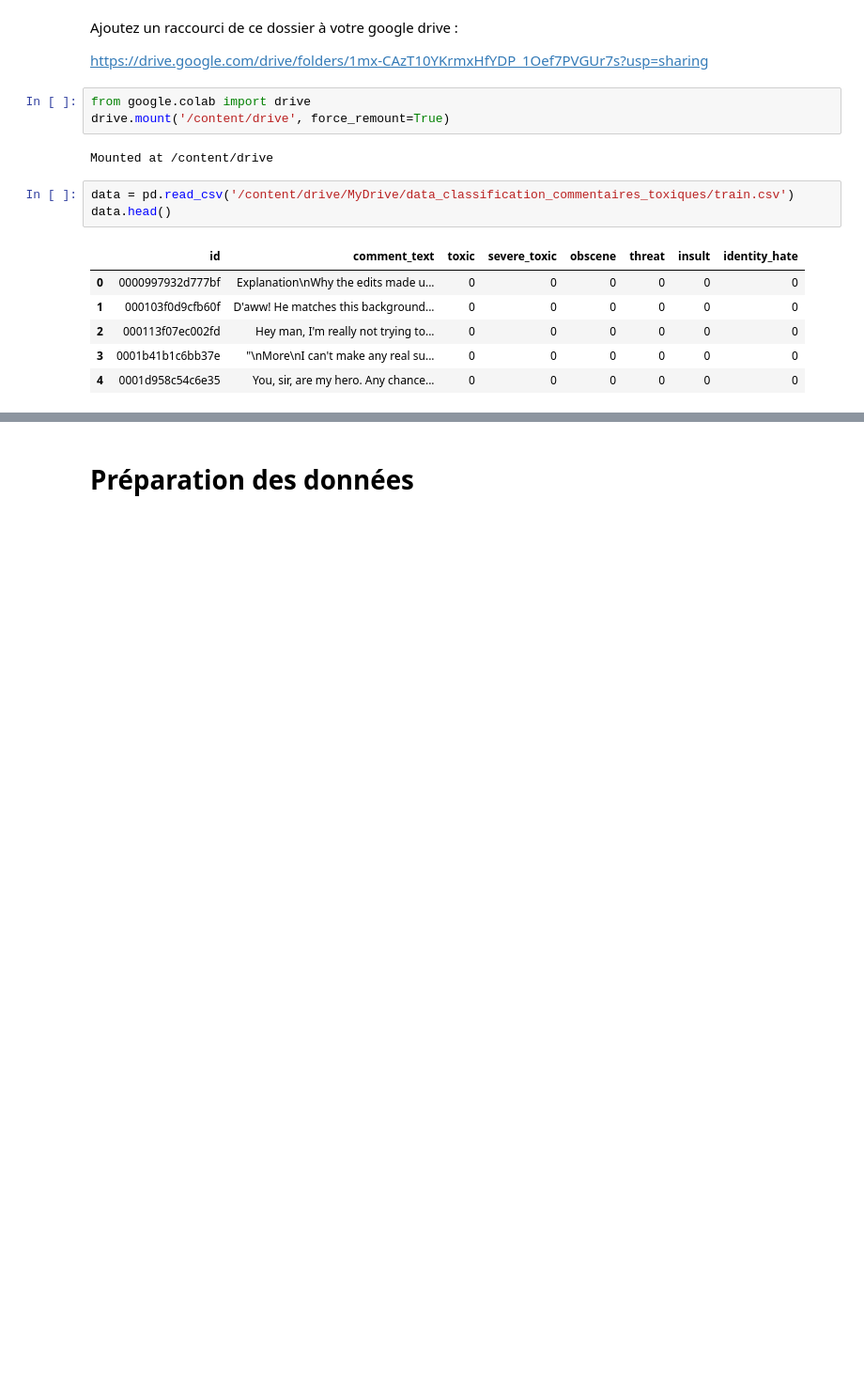
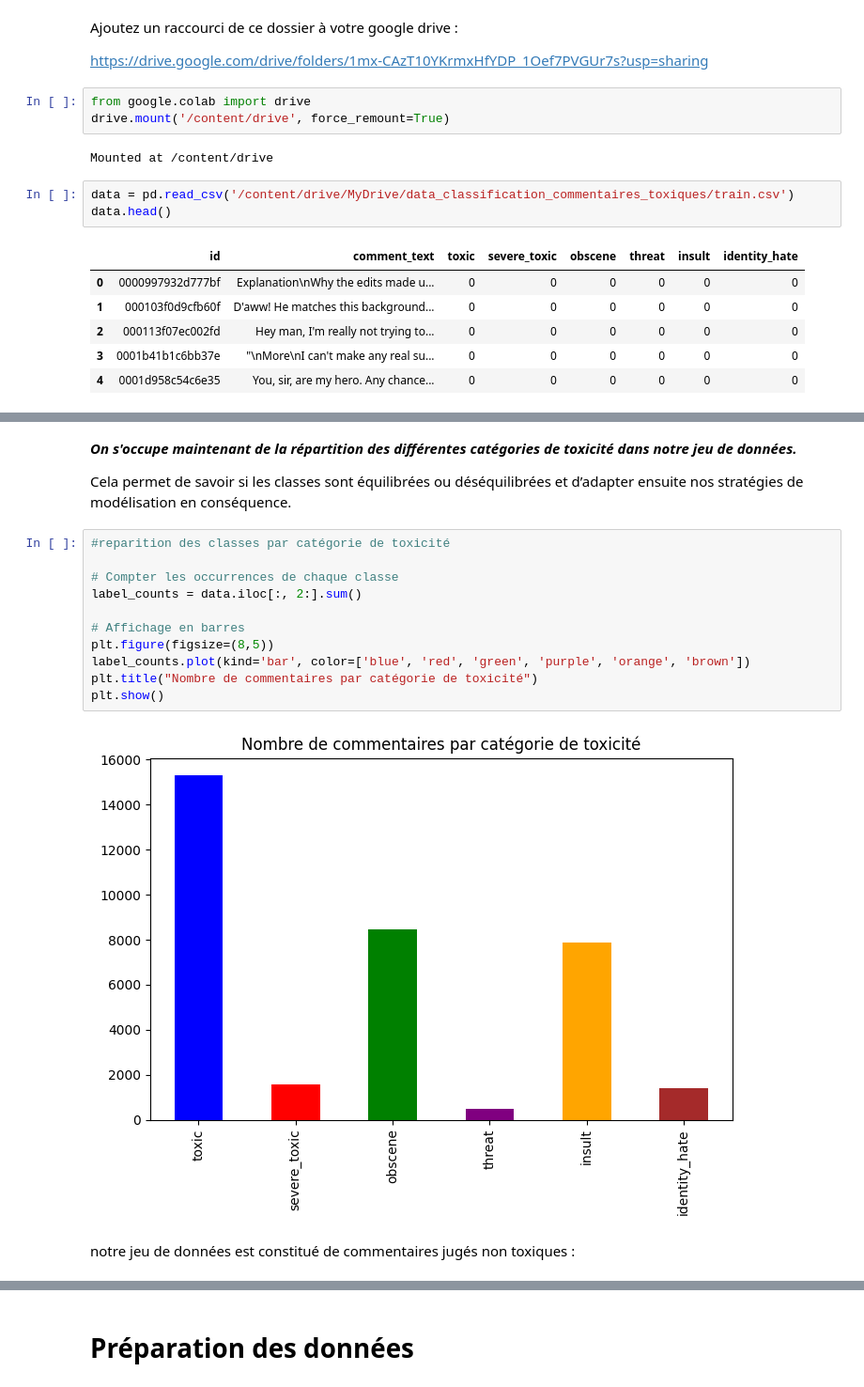
Before and after one commit to florianVit/Classification_Commentaires_Toxiques, a Jupyter notebook: Classification_commentaires_toxiques.ipynb, the cells around one changed output, grey strips where cells are left out. Shown at 94% size. Saved outputs shown, nothing was run; the diff lists cells and outputs as text; blank space fills up the shorter version.

```diff
--- a/Classification_commentaires_toxiques.ipynb
+++ b/Classification_commentaires_toxiques.ipynb
@@ -32,0 +92,19 @@ data.head()
+# %% [markdown]
+***On s'occupe maintenant de la répartition des différentes catégories de toxicité dans notre jeu de données.***
+
+Cela permet de savoir si les classes sont équilibrées ou déséquilibrées et d’adapter ensuite nos stratégies de modélisation en conséquence.
+# %%
+#reparition des classes par catégorie de toxicité
+
+# Compter les occurrences de chaque classe
+label_counts = data.iloc[:, 2:].sum()
+
+# Affichage en barres
+plt.figure(figsize=(8,5))
+label_counts.plot(kind='bar', color=['blue', 'red', 'green', 'purple', 'orange', 'brown'])
+plt.title("Nombre de commentaires par catégorie de toxicité")
+plt.show()
+# %% [output]
+[figure, added]
+# %% [markdown]
+notre jeu de données est constitué de commentaires jugés non toxiques :
```
Also changed, not shown: parts of 31 cells of this notebook.
